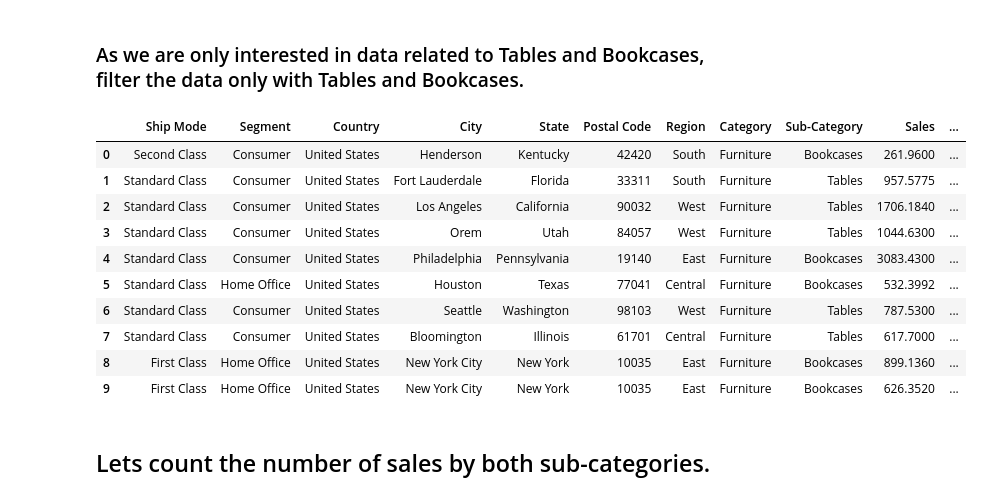
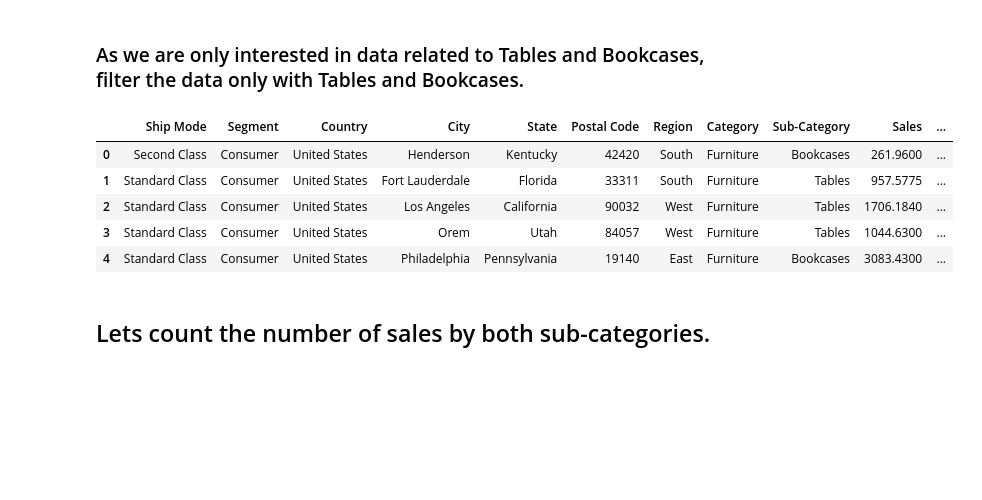
Before and after one commit to shubho337/Superstore, a Jupyter notebook: Super_Store.ipynb, the cells around one changed output. Drawn from its saved outputs; the diff is of its cells as text; code cells hidden in the pictures; blank space fills up the shorter version.

```diff
--- a/Super_Store.ipynb
+++ b/Super_Store.ipynb
@@ -268,19 +244,14 @@ Furnitures.head()
 ### As we are only interested in data related to Tables and Bookcases, filter the data only with Tables and Bookcases.
 # %%
 tables_bookcases=Furnitures[(Furnitures['Sub-Category'] == 'Tables') | (Furnitures['Sub-Category'] == 'Bookcases')].reset_index(drop=True)
-tables_bookcases.head(10)
+tables_bookcases.head()
 # %% [output]
 |  | Ship Mode | Segment | Country | City | State | Postal Code | Region | Category | Sub-Category | Sales | ... |
 | 0 | Second Class | Consumer | United States | Henderson | Kentucky | 42420 | South | Furniture | Bookcases | 261.9600 | ... |
 | 1 | Standard Class | Consumer | United States | Fort Lauderdale | Florida | 33311 | South | Furniture | Tables | 957.5775 | ... |
 | 2 | Standard Class | Consumer | United States | Los Angeles | California | 90032 | West | Furniture | Tables | 1706.1840 | ... |
 | 3 | Standard Class | Consumer | United States | Orem | Utah | 84057 | West | Furniture | Tables | 1044.6300 | ... |
 | 4 | Standard Class | Consumer | United States | Philadelphia | Pennsylvania | 19140 | East | Furniture | Bookcases | 3083.4300 | ... |
-| 5 | Standard Class | Home Office | United States | Houston | Texas | 77041 | Central | Furniture | Bookcases | 532.3992 | ... |
-| 6 | Standard Class | Consumer | United States | Seattle | Washington | 98103 | West | Furniture | Tables | 787.5300 | ... |
-| 7 | Standard Class | Consumer | United States | Bloomington | Illinois | 61701 | Central | Furniture | Tables | 617.7000 | ... |
-| 8 | First Class | Home Office | United States | New York City | New York | 10035 | East | Furniture | Bookcases | 899.1360 | ... |
-| 9 | First Class | Home Office | United States | New York City | New York | 10035 | East | Furniture | Bookcases | 626.3520 | ... |
 # %% [markdown]
 ## Lets count the number of sales by both sub-categories.
 # %%
```
Also changed, not shown: parts of 4 cells of this notebook.
